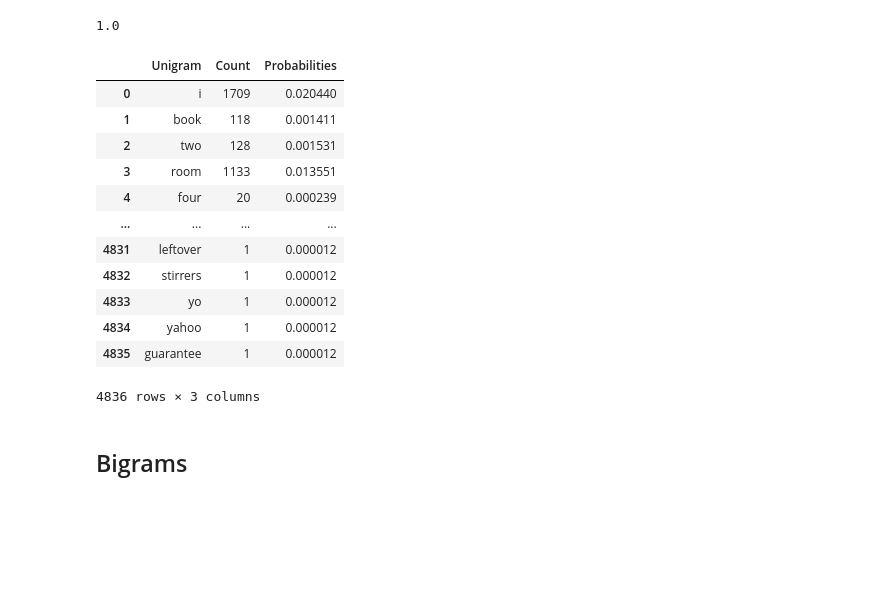
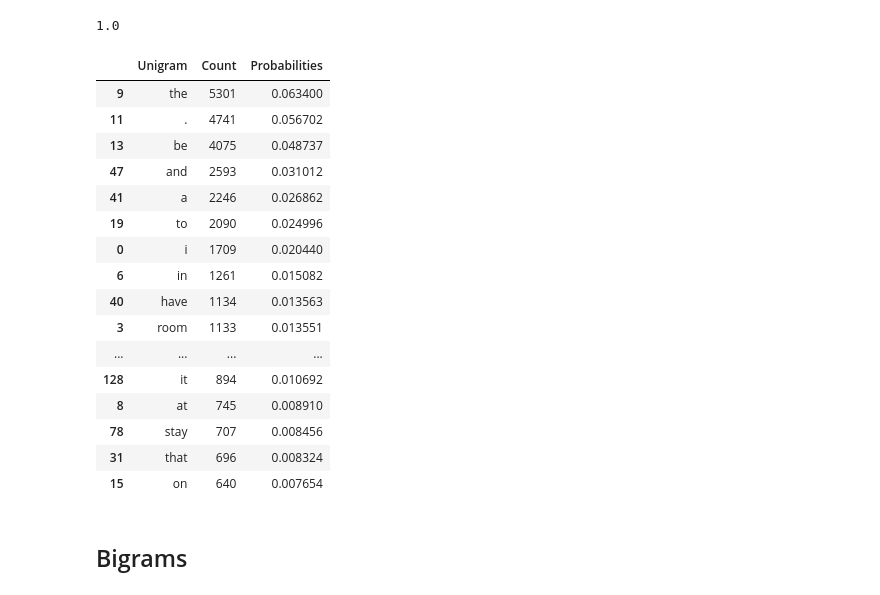
Before and after one commit to VVarsha6/NLPGroup2, a Jupyter notebook: assignment1.ipynb, the cells around one changed output. Drawn from its saved outputs; the diff is of its cells as text; code cells hidden in the pictures; blank space fills up the shorter version.

```diff
--- a/assignment1.ipynb
+++ b/assignment1.ipynb
@@ -275,22 +287,26 @@ unigram_df['Probabilities'] = unigram_df['Unigram'].apply(lambda word: unigram_p
 unigram_df['Probabilities'].sum()
 # %% [output]
 1.0
-# %%
-unigram_df
-# %% [output]
-|  | Unigram | Count | Probabilities |
-| 0 | i | 1709 | 0.020440 |
-| 1 | book | 118 | 0.001411 |
-| 2 | two | 128 | 0.001531 |
-| 3 | room | 1133 | 0.013551 |
-| 4 | four | 20 | 0.000239 |
-| ... | ... | ... | ... |
-| 4831 | leftover | 1 | 0.000012 |
-| 4832 | stirrers | 1 | 0.000012 |
-| 4833 | yo | 1 | 0.000012 |
-| 4834 | yahoo | 1 | 0.000012 |
-| 4835 | guarantee | 1 | 0.000012 |
-4836 rows × 3 columns
+# %%
+unigram_df.sort_values(by='Count',ascending=False).head(20)
+# %% [output]
+|  | Unigram | Count | Probabilities |
+| 9 | the | 5301 | 0.063400 |
+| 11 | . | 4741 | 0.056702 |
+| 13 | be | 4075 | 0.048737 |
+| 47 | and | 2593 | 0.031012 |
+| 41 | a | 2246 | 0.026862 |
+| 19 | to | 2090 | 0.024996 |
+| 0 | i | 1709 | 0.020440 |
+| 6 | in | 1261 | 0.015082 |
+| 40 | have | 1134 | 0.013563 |
+| 3 | room | 1133 | 0.013551 |
+| ... | ... | ... | ... |
+| 128 | it | 894 | 0.010692 |
+| 8 | at | 745 | 0.008910 |
+| 78 | stay | 707 | 0.008456 |
+| 31 | that | 696 | 0.008324 |
+| 15 | on | 640 | 0.007654 |
 # %% [markdown]
 ## Bigrams
 # %%
```
Also changed, not shown: parts of 18 cells of this notebook.
